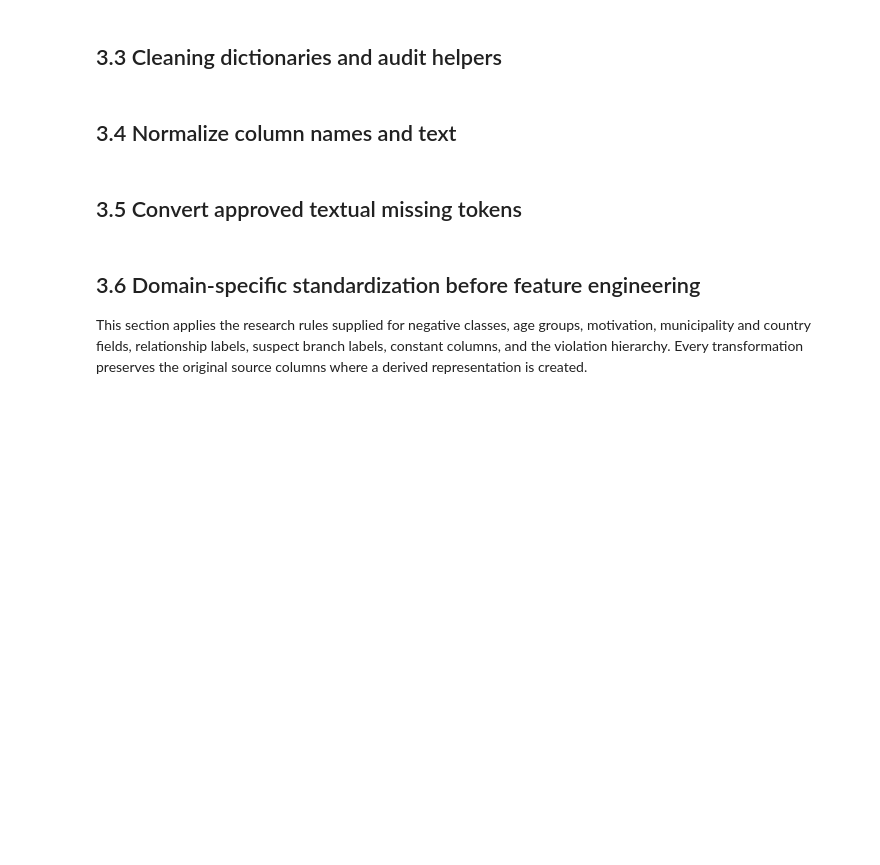
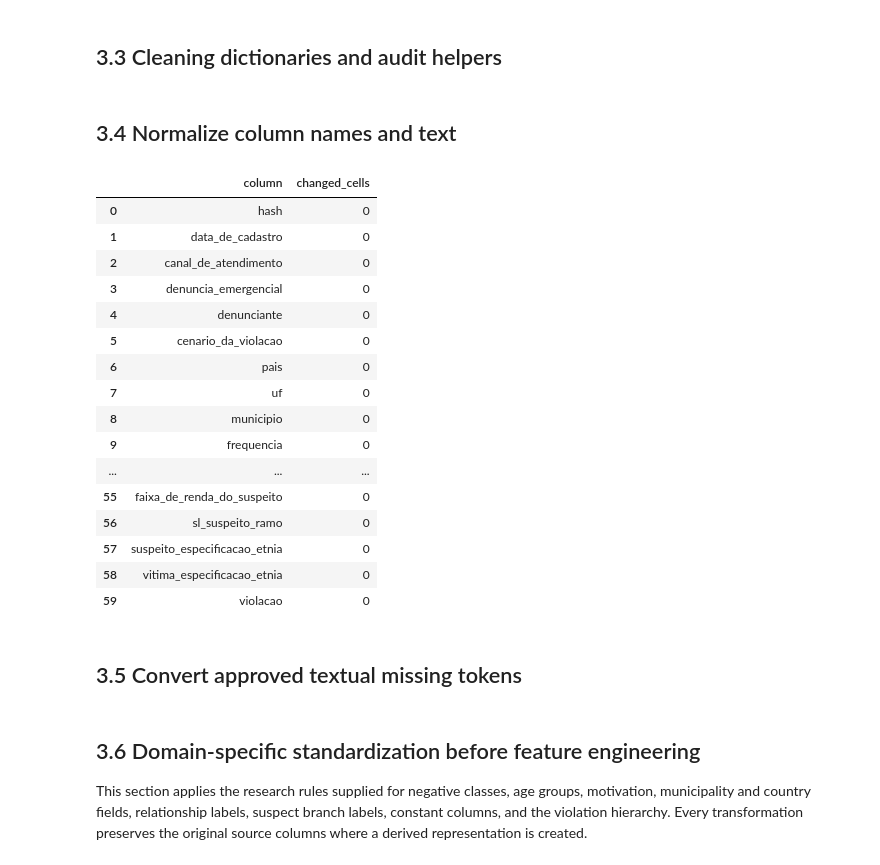
Before and after one commit to janaelsondias/eda-disque100, a Jupyter notebook: eda/03_data_cleaning_feature_engineering_disque100_v2.ipynb, the cells around one changed output. Cells and saved outputs as stored; diff of their text form; code cells hidden in the pictures; blank space fills up the shorter version.

```diff
--- a/eda/03_data_cleaning_feature_engineering_disque100_v2.ipynb
+++ b/eda/03_data_cleaning_feature_engineering_disque100_v2.ipynb
@@ -174,24 +197,45 @@ def add_feature(name,domain,source,definition,feature_type,leakage_risk="low"):
 # %%
 def normalize_column(name):
     s=strip_accents(unicodedata.normalize("NFKC",str(name))).lower()
     return re.sub(r"[^0-9a-z]+","_",s).strip("_")
 def normalize_text(v):
     if pd.isna(v): return pd.NA
     return re.sub(r"\s+"," ",unicodedata.normalize("NFKC",str(v)).strip()).upper()
 
-if df_clean is not None:
-    original_columns=list(df_clean.columns)
-    normalized=[normalize_column(c) for c in original_columns]
-    if pd.Index(normalized).duplicated().any(): raise ValueError("Column normalization created duplicate names")
-    df_clean.columns=normalized
-    column_name_map=pd.DataFrame({"original_column":original_columns,"clean_column":normalized})
-    text_columns=df_clean.select_dtypes(include=["object","string","category"]).columns
-    formatting_summary=[]
-    for c in text_columns:
-        before=df_clean[c].copy(); after=before.map(normalize_text).astype("string")
-        formatting_summary.append({"column":c,"changed_cells":log_change("normalize_text",c,before,after,"NFKC, trim, collapse spaces, uppercase, preserve accents")})
-        df_clean[c]=after
-    formatting_summary=pd.DataFrame(formatting_summary)
+# if df_clean is not None:
+original_columns=list(df_clean.columns)
+normalized=[normalize_column(c) for c in original_columns]
+original_columns
+if pd.Index(normalized).duplicated().any(): raise ValueError("Column normalization created duplicate names")
+df_clean.columns=normalized
+column_name_map=pd.DataFrame({"original_column":original_columns,"clean_column":normalized})
+text_columns=df_clean.select_dtypes(include=["object","string","category"]).columns
+formatting_summary=[]
+for c in text_columns:
+    before=df_clean[c].copy()
+    after=before.map(normalize_text).astype("string")
+    formatting_summary.append({"column":c,"changed_cells":log_change("normalize_text",c,before,after,"NFKC, trim, collapse spaces, uppercase, preserve accents")})
+    df_clean[c]=after
+formatting_summary=pd.DataFrame(formatting_summary)
+formatting_summary
+# %% [output]
+|  | column | changed_cells |
+| 0 | hash | 0 |
+| 1 | data_de_cadastro | 0 |
+| 2 | canal_de_atendimento | 0 |
+| 3 | denuncia_emergencial | 0 |
+| 4 | denunciante | 0 |
+| 5 | cenario_da_violacao | 0 |
+| 6 | pais | 0 |
+| 7 | uf | 0 |
+| 8 | municipio | 0 |
+| 9 | frequencia | 0 |
+| ... | ... | ... |
+| 55 | faixa_de_renda_do_suspeito | 0 |
+| 56 | sl_suspeito_ramo | 0 |
+| 57 | suspeito_especificacao_etnia | 0 |
+| 58 | vitima_especificacao_etnia | 0 |
+| 59 | violacao | 0 |
 # %% [markdown]
 ## 3.5 Convert approved textual missing tokens
 # %%
```
Also changed, not shown: parts of 12 cells of this notebook, 49 other files.
